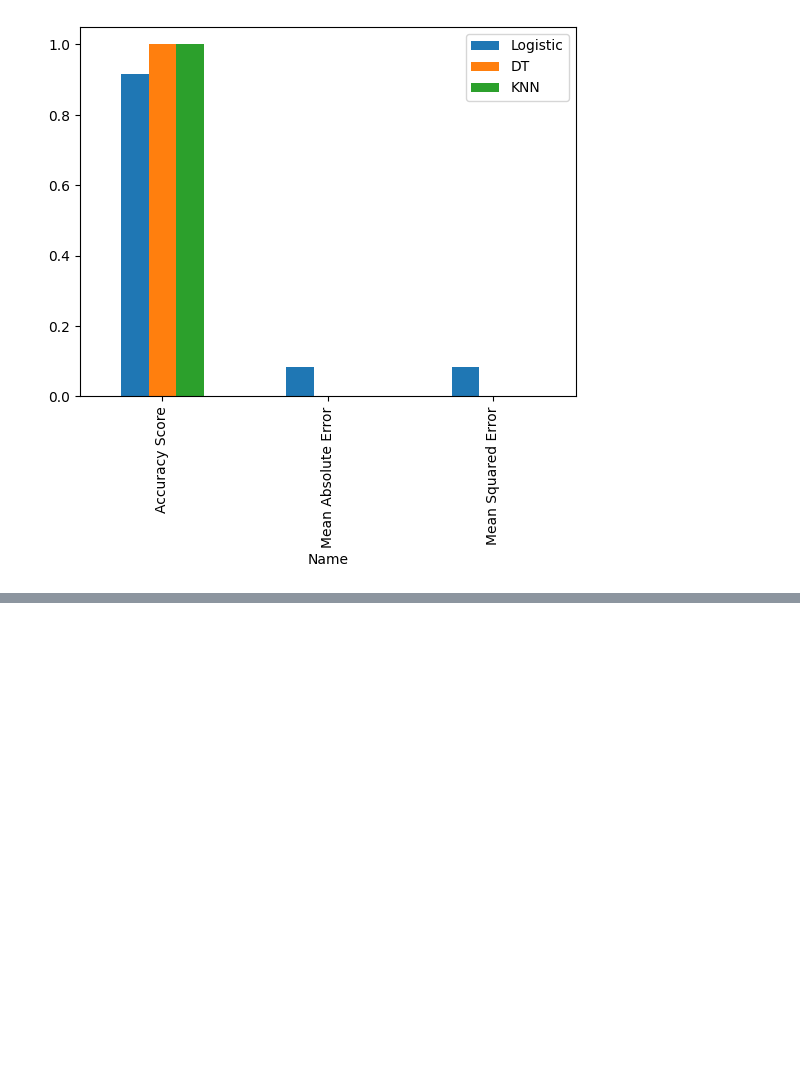
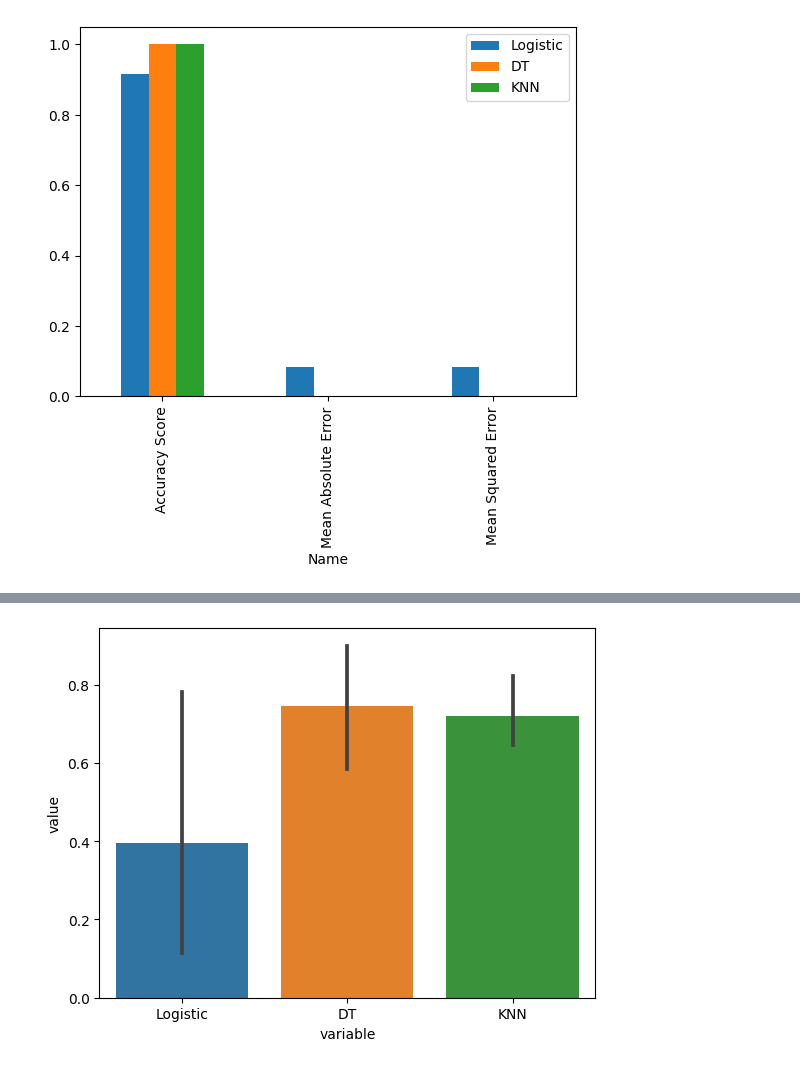
Before and after one commit to jarinraya02/Machine_Learning_Course, a Jupyter notebook: Assingment 4/Assignment 4.ipynb, the cells around one changed output, grey strips where cells are left out. Saved outputs shown, nothing was run; the diff lists cells and outputs as text; code cells hidden in the pictures; blank space fills up the shorter version.

```diff
--- a/Assingment 4/Assignment 4.ipynb
+++ b/Assingment 4/Assignment 4.ipynb
@@ -224,0 +233,8 @@ data.plot(x="Name", y=["Logistic", "DT","KNN"], kind="bar")
+# %%
+df = pd.DataFrame(data = np.random.random(size=(3,3)), columns = ['Logistic','DT','KNN'])
+
+sns.barplot(x="variable", y="value", data=pd.melt(df))
+
+plt.show()
+# %% [output]
+[figure, added]
```
Also changed, not shown: parts of 4 cells of this notebook.
